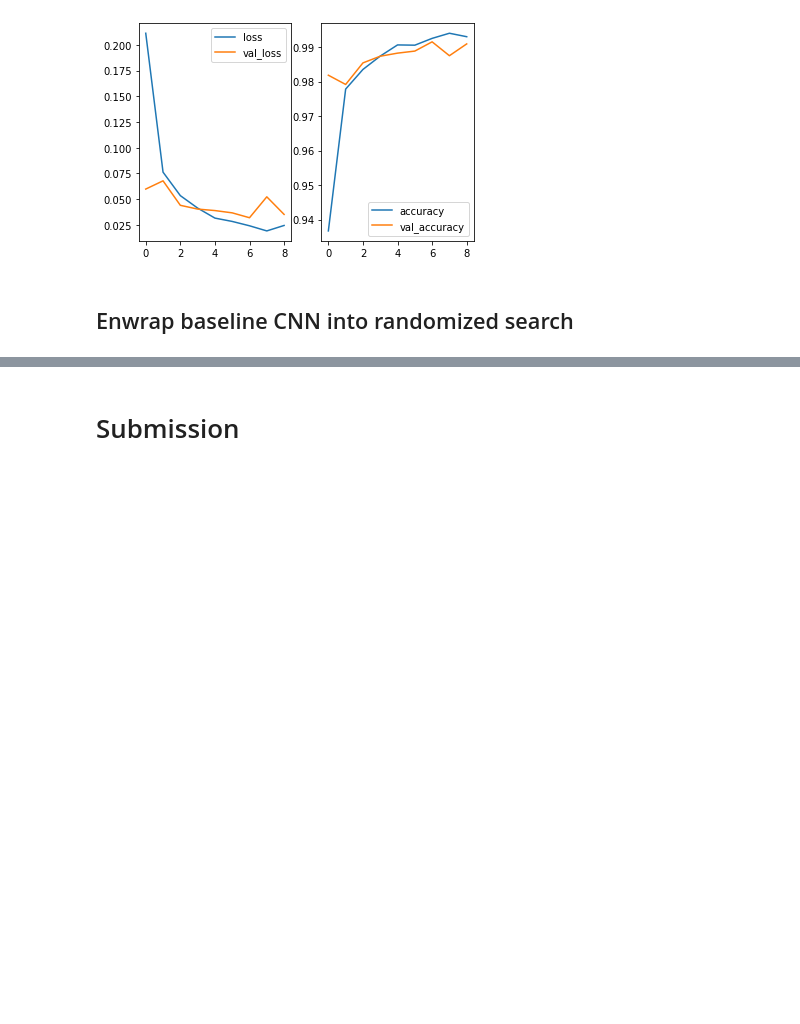
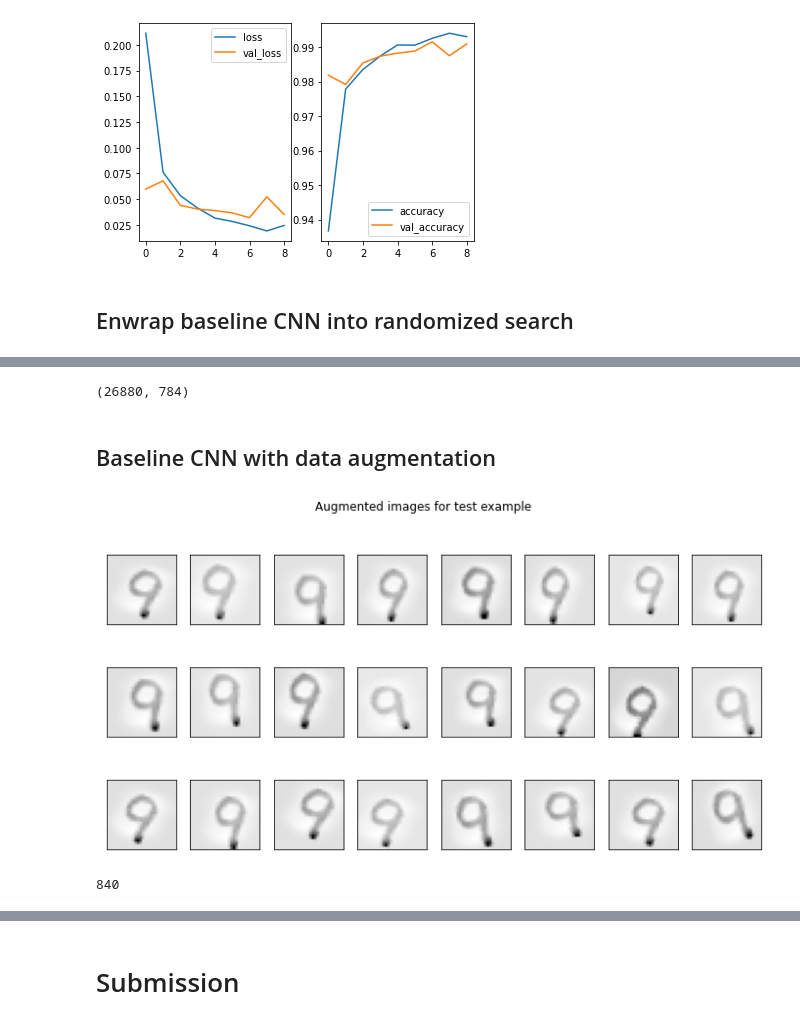
Before and after one commit to PashaIanko/Kaggle.DigitRecognizer, a Jupyter notebook: 0_baseline.ipynb, the cells around one changed output, grey strips where cells are left out. Drawn from its saved outputs; the diff is of its cells as text; code cells hidden in the pictures; blank space fills up the shorter version.

Commit message:
Data augmentation + baseline CNN --> 99%, 417 rank

```diff
--- a/0_baseline.ipynb
+++ b/0_baseline.ipynb
@@ -105,7 +108,7 @@ from sklearn_utils import (
 drive.mount('/content/gdrive', force_remount=True)  # force_remount=True
 gdrive_path = '/content/gdrive/MyDrive/'
 
-PREPROC_TRIAL = 'baseline'
+PREPROC_TRIAL = 'AlexNet'
 MODELS_TRIAL = 'baseline'
 COMPETITION_PATH = gdrive_path + 'ML/Competitions/3.DigitRecognizer/'
 
@@ -172,7 +174,7 @@ df_train['label'].hist(ax=ax)
 # %%
 from sklearn.model_selection import train_test_split
 
-TRAINVAL_SIZE = 0.8
+TRAINVAL_SIZE = 1.0
 RANDOM_STATE = 42
 
 df_trainval, df_test_sample = train_test_split(
@@ -720,0 +738,6 @@ KeyboardInterrupt: ignored
+# %%
+X_train.shape
+# %% [output]
+(26880, 784)
+# %% [markdown]
+## Baseline CNN with data augmentation
@@ -720,0 +747,23 @@ KeyboardInterrupt: ignored
+# %%
+data_generator = ImageDataGenerator(
+    rotation_range=25,
+    width_shift_range=0.1,
+    height_shift_range=0.1,
+    zoom_range=0.1
+)
+# %%
+idx = 10
+fig, axes = plt.subplots(3,8, figsize=(12,6))
+x = X_train[idx].reshape(-1, 28, 28, 1)
+y = Y_train[idx].reshape(-1, 10)
+
+fig.suptitle('Augmented images for test example')
+for i in range(3):
+    for j in range(8):
+        augmented_example_X, augmented_example_y = data_generator.flow(
+            x, y, batch_size=1).next()
+        axes[i,j].imshow(augmented_example_X.squeeze(), cmap='Greys')
+        axes[i,j].set_xticks([])
+        axes[i,j].set_yticks([])
+# %% [output]
+[figure, added]
@@ -720,0 +776,5 @@ KeyboardInterrupt: ignored
+# %%
+steps_per_epoch = train_generator.n // train_generator.batch_size
+steps_per_epoch
+# %% [output]
+840
```
Also changed, not shown: parts of 23 cells of this notebook.
